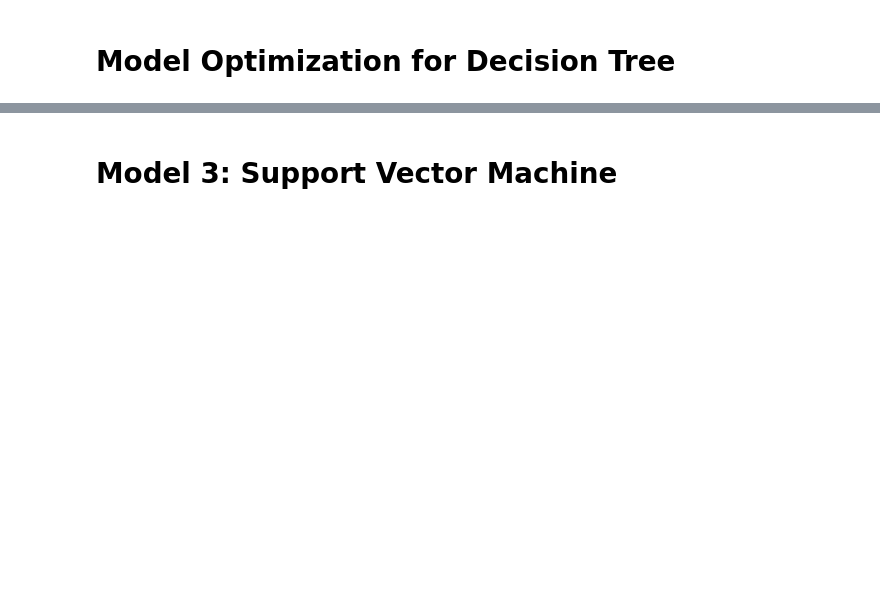
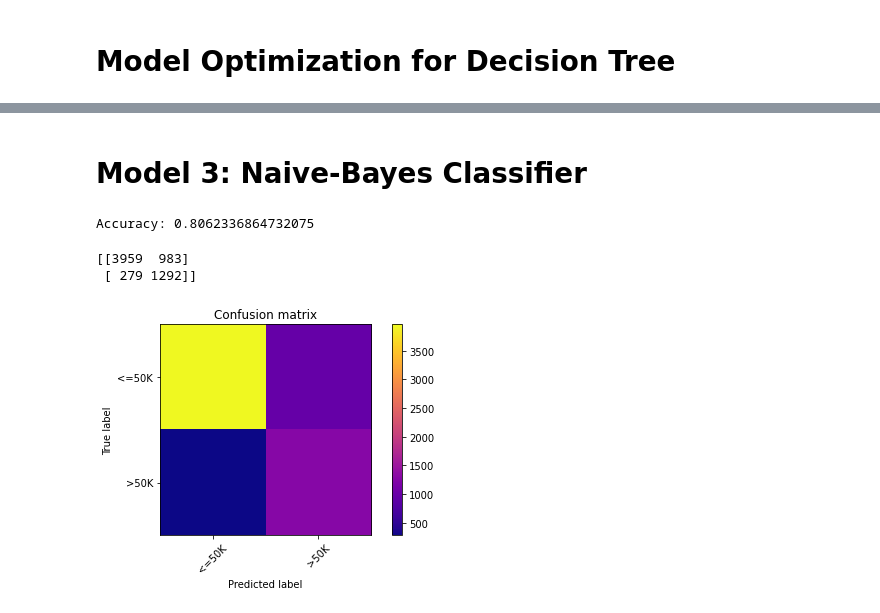
Before and after one commit to Feekah/A-Simple-Calculator-with-python, a Jupyter notebook: Roy.ipynb, the cells around one changed output, grey strips where cells are left out. Cells and saved outputs as stored; diff of their text form; code cells hidden in the pictures; blank space fills up the shorter version.

```diff
--- a/Roy.ipynb
+++ b/Roy.ipynb
@@ -627,10 +632,43 @@ plot_confusion_matrix(y_test, y_pred)
 [figure]
 # %% [markdown]
-# **Model 3: Support Vector Machine**
+# **Model 3: Naive-Bayes Classifier**
-# %%
-SVCmodel = SVC(kernel='linear')
-SVCmodel.fit(X_train, y_train)
-
-# Test the model
-accuracy = SVCmodel.score(X_test, y_test)
-print("Accuracy:", accuracy)
+# %%
+# Initialize the classifier
+NBModel = GaussianNB()
+
+# Train the classifier using the training data
+NBModel.fit(X_train, y_train)
+
+# Make predictions on the test data
+y_pred = NBModel.predict(X_test)
+
+# Calculate the accuracy of the model
+accuracy = accuracy_score(y_test, y_pred)
+print('Accuracy:', accuracy)
+# %% [output]
+Accuracy: 0.8062336864732075
+# %%
+#Plotting the confusion matrix
+
+conf_matrix = confusion_matrix(y_test, y_pred)
+
+print(conf_matrix)
+
+def plot_confusion_matrix(y_test, y_pred):
+    cm = confusion_matrix(y_test, y_pred)
+    plt.imshow(cm, interpolation='nearest', cmap='plasma')
+    plt.title('Confusion matrix')
+    plt.colorbar()
+    tick_marks = np.arange(2)
+    plt.xticks(tick_marks, ["<=50K", ">50K"], rotation=45)
+    plt.yticks(tick_marks, ["<=50K", ">50K"])
+    plt.tight_layout()
+    plt.ylabel('True label')
+    plt.xlabel('Predicted label')
+    plt.show()
+
+plot_confusion_matrix(y_test, y_pred)
+# %% [output]
+[[3959  983]
+ [ 279 1292]]
+[figure, added]
```
Also changed, not shown: parts of 26 cells of this notebook.
